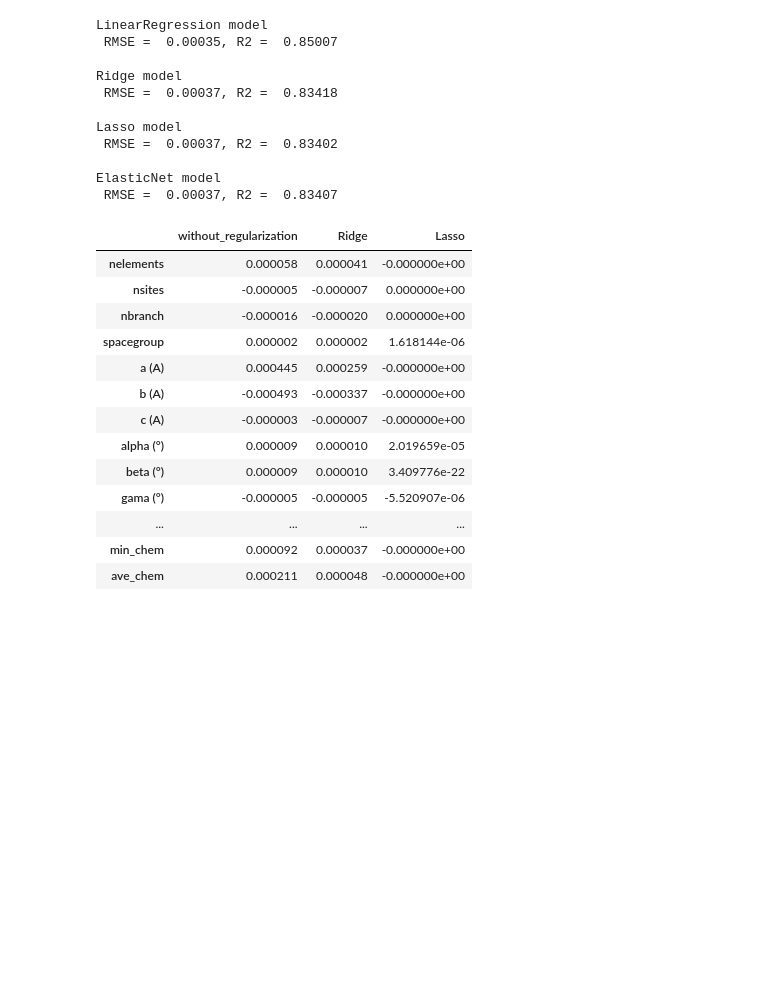
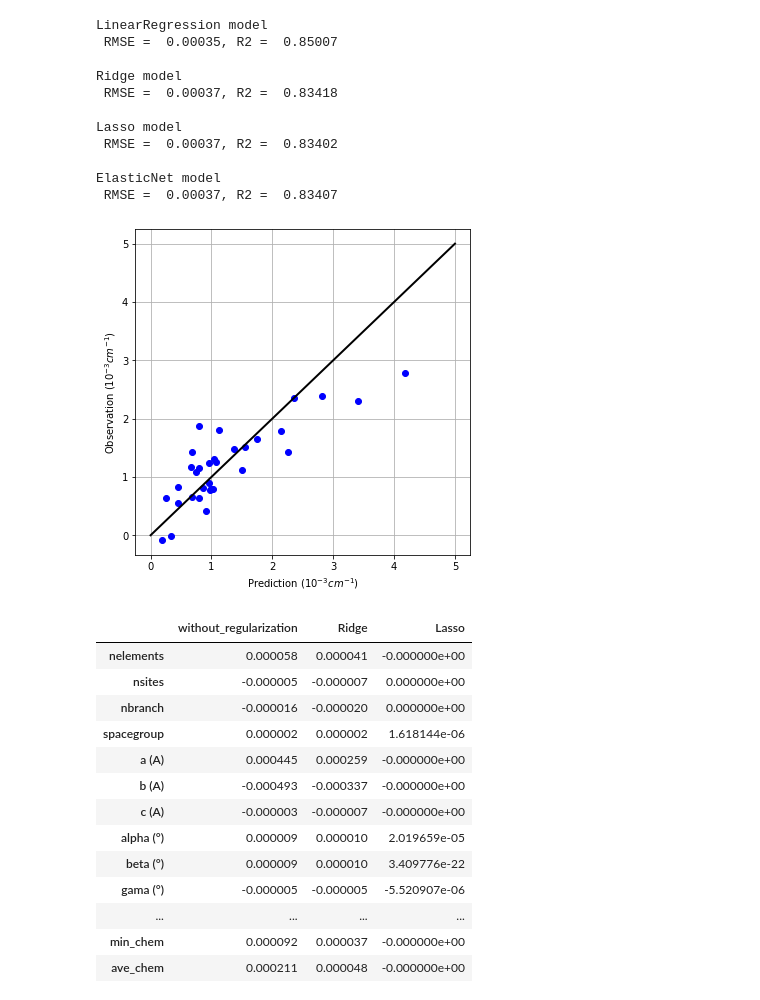
Before and after one commit to Lab-Brat/Materials_Informatics_Experiments, a Jupyter notebook: linear_regression/ex2_thermal_conductivity_prediction/kappa.ipynb, the cells around one changed output. Cells and saved outputs as stored; diff of their text form; code cells hidden in the pictures; blank space fills up the shorter version.

```diff
--- a/linear_regression/ex2_thermal_conductivity_prediction/kappa.ipynb
+++ b/linear_regression/ex2_thermal_conductivity_prediction/kappa.ipynb
@@ -22,6 +22,7 @@ def plot_comp(y_test, y_pred):
     plt.figure(figsize=(6,6))
     plt.plot(y_test*1000, y_pred_lr*1000, 'bo')
     plt.plot([-0, 5], [0, 5], color='black', linewidth=2.0, linestyle='-')
+    plt.grid(True)
     plt.xlabel(r'Prediction ($10^{-3} cm^{-1}$)')
     plt.ylabel(r'Observation ($10^{-3} cm^{-1}$)')
     plt.show()
@@ -66,6 +67,10 @@ Lasso model
 
 ElasticNet model
  RMSE =  0.00037, R2 =  0.83407
+# %%
+plot_comp(y_test, y_pred_lr)
+# %% [output]
+[figure, added]
 # %%
 def plot_coef(coeffs):
     plt.figure(figsize=(10,6))
```
Also changed, not shown: parts of 1 cell of this notebook.
